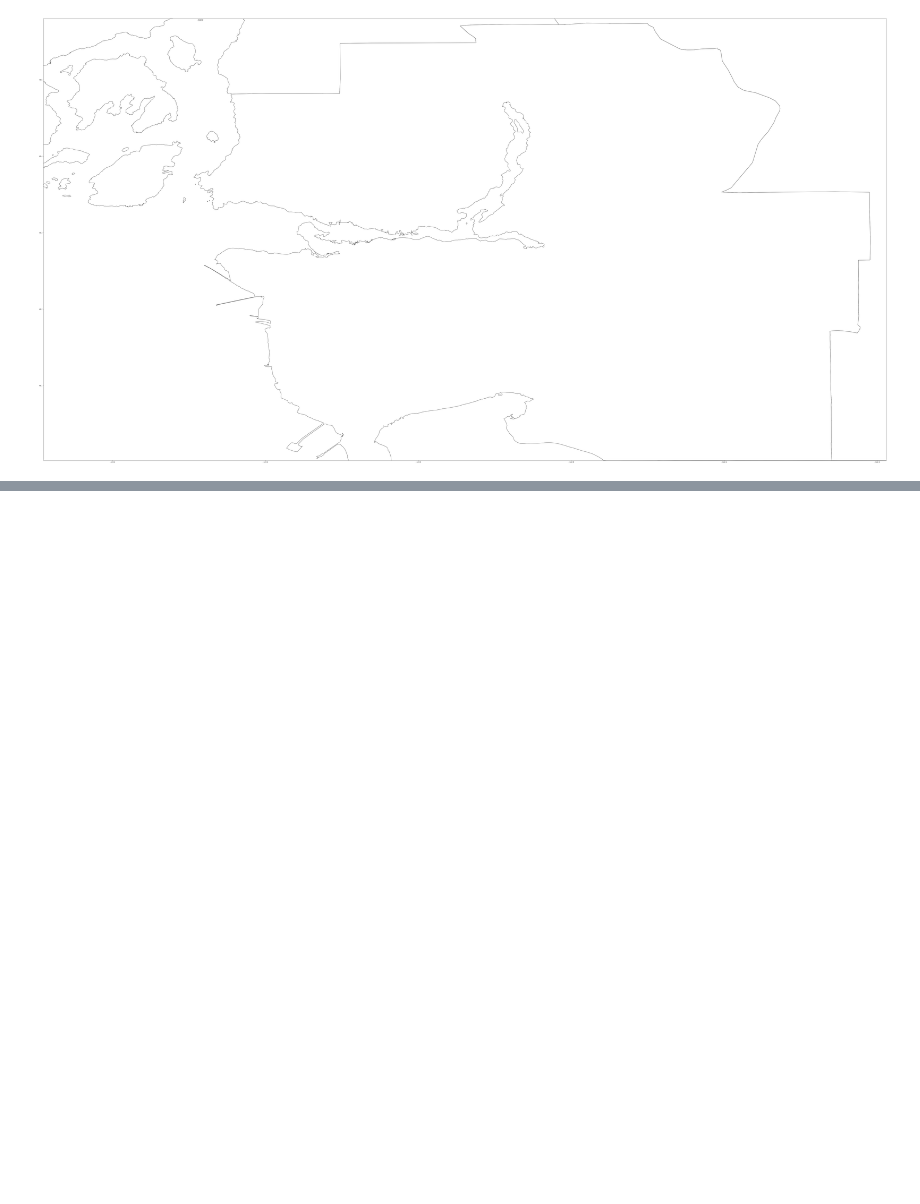
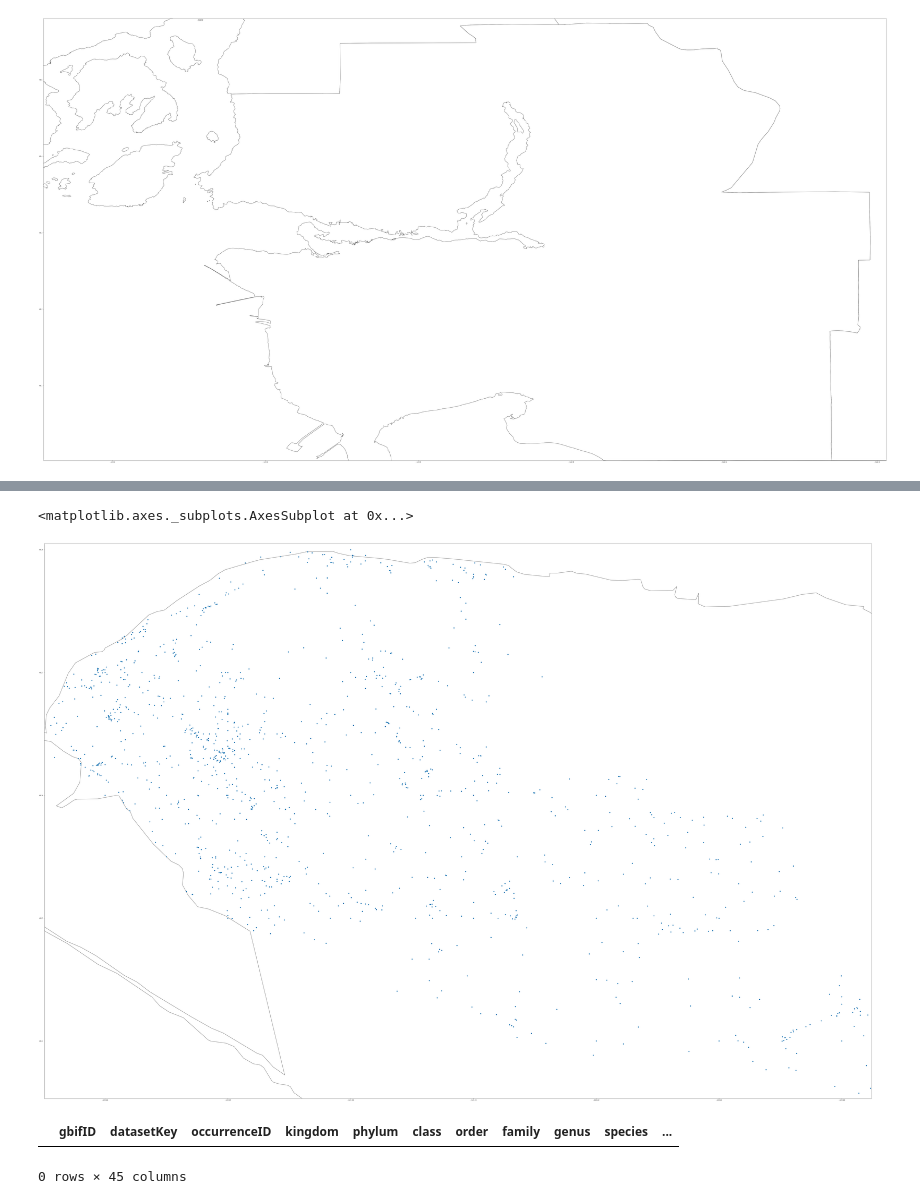
Before and after one commit to raghavaggsss/DSSG19BioDiv, a Jupyter notebook: Geopandas_coordinate.ipynb, the cells around one changed output, grey strips where cells are left out. Cells and saved outputs as stored; diff of their text form; code cells hidden in the pictures; blank space fills up the shorter version.

```diff
--- a/Geopandas_coordinate.ipynb
+++ b/Geopandas_coordinate.ipynb
@@ -35,0 +138,21 @@ van.plot(ax = ax, color='white', edgecolor='black',)
+# %%
+
+UBC_poly = [(-123.26494, 49.26512), (-123.26308, 49.25894), (-123.25409, 49.25118), (-123.22587, 49.23889), (-123.19758, 49.23532),(-123.1979, 49.24501), (-123.2054, 49.24898),(-123.20218, 49.25358),(-123.20382, 49.25832),(-123.21564, 49.25873),(-123.21564, 49.26374),(-123.22793, 49.26326),(-123.22896, 49.26656),(-123.22264, 49.26889),(-123.2269, 49.27322),(-123.22662, 49.27947),(-123.24743, 49.2805),(-123.26267, 49.27047),(-123.26494, 49.26512)]
+# %%
+min_long = 100
+min_lat = 100
+
+for val in UBC_poly:
+    if (val[0] < min_long):
+        min_long = val[0]
+    if (val[1] < min_lat):
+        min_lat = val[1]
+# %%
+max_long = -200
+max_lat = -200
+
+for val in UBC_poly:
+    if (val[0] > max_long):
+        max_long = val[0]
+    if (val[1] > max_lat):
+        max_lat = val[1]
@@ -35,0 +167,15 @@ van.plot(ax = ax, color='white', edgecolor='black',)
+# %%
+fig, ax = plt.subplots(figsize = (100,100))
+ax.set_ylim(min_lat, max_lat)
+ax.set_xlim(min_long, max_long)
+# TODO: Make the boundries darker
+van.plot(ax = ax, color='white', edgecolor='black',)
+geo_df.plot(ax = ax)
+# %% [output]
+<matplotlib.axes._subplots.AxesSubplot at 0x...>
+[figure, added]
+# %%
+df_UBC[df_UBC['decimalLatitude'].isnull()]
+# %% [output]
+|  | gbifID | datasetKey | occurrenceID | kingdom | phylum | class | order | family | genus | species | ... |
+0 rows × 45 columns
```
Also changed, not shown: parts of 32 cells of this notebook, 2 other files.
